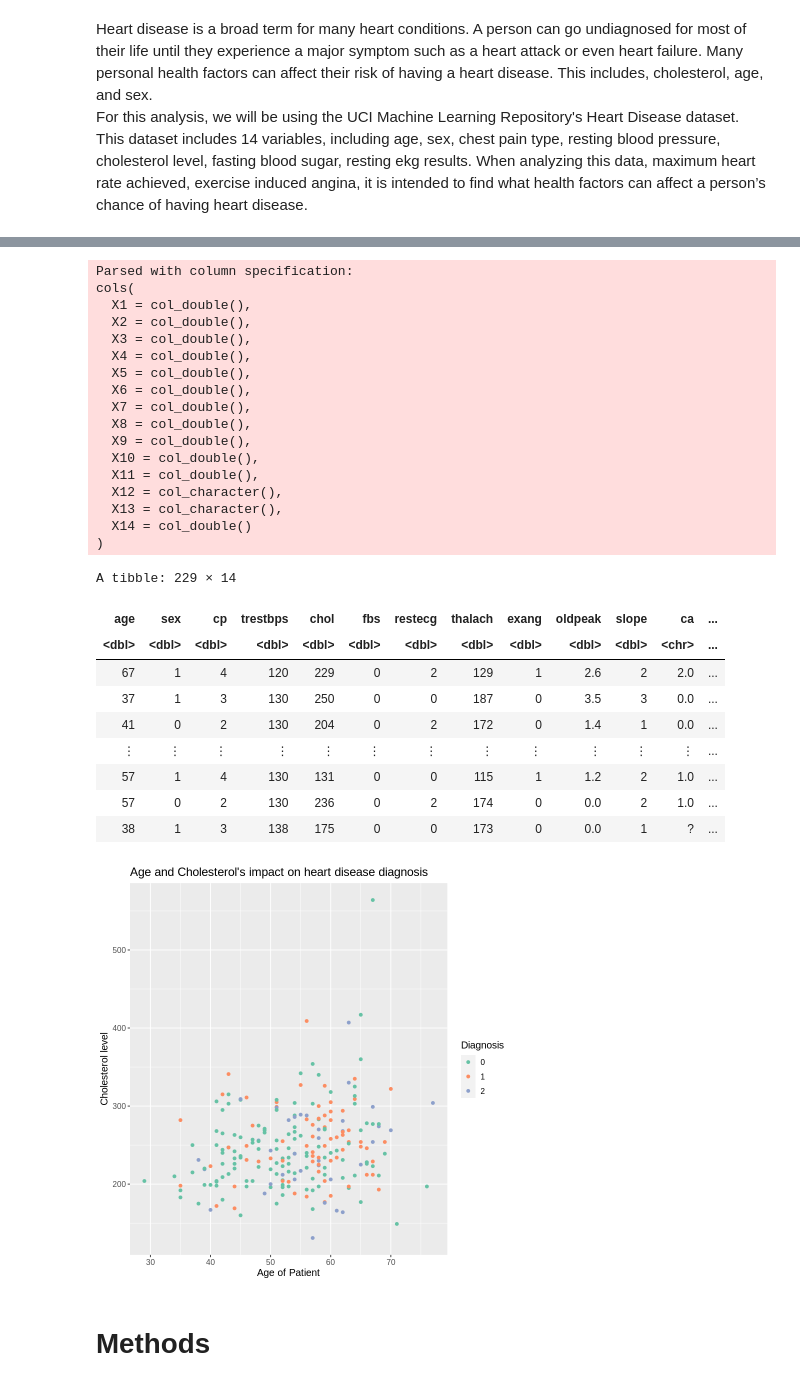
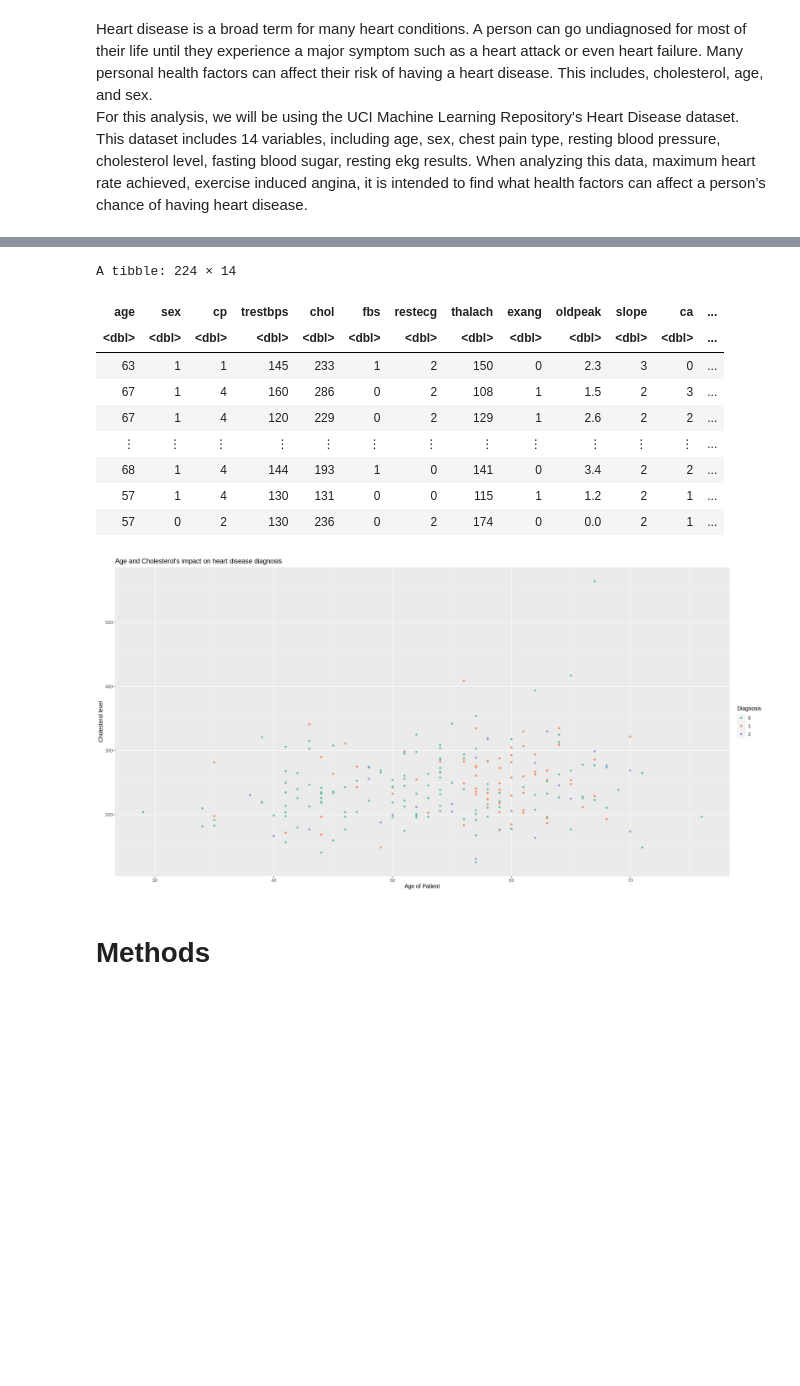
Before and after one commit to 19Lefoue/Heart_disease, a Jupyter notebook: Heart_disease.ipynb, the cells around one changed output, grey strips where cells are left out. Cells and saved outputs as stored; diff of their text form; code cells hidden in the pictures; blank space fills up the shorter version.

```diff
--- a/Heart_disease.ipynb
+++ b/Heart_disease.ipynb
@@ -33,3 +14,29 @@ ERROR: Error in file(filename, "r", encoding = encoding): cannot open the connec
 # %% [markdown]
 Heart disease is a broad term for many heart conditions. A person can go undiagnosed for most of their life until they experience a major symptom such as a heart attack or even heart failure. Many personal health factors can affect their risk of having a heart disease. This includes, cholesterol, age, and sex.
 For this analysis, we will be using the UCI Machine Learning Repository's Heart Disease dataset. This dataset includes 14 variables, including age, sex, chest pain type, resting blood pressure, cholesterol level, fasting blood sugar, resting ekg results. When analyzing this data, maximum heart rate achieved, exercise induced angina, it is intended to find what health factors can affect a person’s chance of having heart disease.
+# %%
+url <- 'https://archive.ics.uci.edu/ml/machine-learning-databases/heart-disease/processed.cleveland.data'
+
+#read and tidy the data
+heart_disease <- read_csv(url, col_names=FALSE) %>%
+    rename(age = X1,
+            sex = X2,
+          cp = X3,
+          trestbps = X4,
+          chol = X5,
+          fbs = X6,
+          restecg =X7,
+          thalach = X8,
+          exang =X9,
+          oldpeak =X10,
+          slope =X11,
+          ca = X12,
+          thal = X13,
+          num = X14) %>%
+    mutate(num = as_factor(num))%>%
+    filter(ca!='?')%>%
+    filter(thal!='?')%>%
+    mutate(ca=as.double(ca))%>%
+    mutate(thal=as.double(thal))
+
+heart_disease
@@ -36,76 +168,41 @@ For this analysis, we will be using the UCI Machine Learning Repository's Heart
 # %%
-#read and tidy the data
-heart_disease <- read_csv("heart_disease.data", col_names=FALSE) %>%
-    rename(age = X1,
-            sex = X2,
-          cp = X3,
-          trestbps = X4,
-          chol = X5,
-          fbs = X6,
-          restecg =X7,
-          thalach = X8,
-          exang =X9,
-          oldpeak =X10,
-          slope =X11,
-          ca = X12,
-          thal = X13,
-          num = X14) %>%
-    mutate(num = as_factor(num))
-
 #splitting data into training and testing dataset
 heart_disease_split <- initial_split(heart_disease, prop = 0.75, strata = num)
 disease_train <- training(heart_disease_split)
 disease_test <- testing(heart_disease_split)
 
 #grouping the num column for visualization clarity
 disease_num <- mutate(disease_train, pred = ifelse(num == 1 | num == 2, 1, ifelse(num == 3 | num == 4, 2, 0))) %>%
                select(-num)
 
 
 #creating the scattered plot
 heart_disease_plot<-ggplot(disease_num, aes(x = age, y = chol, color = as_factor(pred))) +
 geom_point() +
 labs(x = "Age of Patient",
 y = "Cholesterol level",
 color = "Diagnosis") +
 theme(text = element_text(size = 12)) +
 ggtitle("Age and Cholesterol's impact on heart disease diagnosis")+
 scale_color_brewer(palette = "Set2")
 
 
 
 disease_num
 heart_disease_plot
 #123
 # %% [output]
-Parsed with column specification:
-cols(
-  X1 = col_double(),
-  X2 = col_double(),
-  X3 = col_double(),
-  X4 = col_double(),
-  X5 = col_double(),
-  X6 = col_double(),
-  X7 = col_double(),
-  X8 = col_double(),
-  X9 = col_double(),
-  X10 = col_double(),
-  X11 = col_double(),
-  X12 = col_character(),
-  X13 = col_character(),
-  X14 = col_double()
-)
+A tibble: 224 × 14
-A tibble: 229 × 14
 | age | sex | cp | trestbps | chol | fbs | restecg | thalach | exang | oldpeak | slope | ca | ... |
-| <dbl> | <dbl> | <dbl> | <dbl> | <dbl> | <dbl> | <dbl> | <dbl> | <dbl> | <dbl> | <dbl> | <chr> | ... |
-| 67 | 1 | 4 | 120 | 229 | 0 | 2 | 129 | 1 | 2.6 | 2 | 2.0 | ... |
-| 37 | 1 | 3 | 130 | 250 | 0 | 0 | 187 | 0 | 3.5 | 3 | 0.0 | ... |
-| 41 | 0 | 2 | 130 | 204 | 0 | 2 | 172 | 0 | 1.4 | 1 | 0.0 | ... |
+| <dbl> | <dbl> | <dbl> | <dbl> | <dbl> | <dbl> | <dbl> | <dbl> | <dbl> | <dbl> | <dbl> | <dbl> | ... |
+| 63 | 1 | 1 | 145 | 233 | 1 | 2 | 150 | 0 | 2.3 | 3 | 0 | ... |
+| 67 | 1 | 4 | 160 | 286 | 0 | 2 | 108 | 1 | 1.5 | 2 | 3 | ... |
+| 67 | 1 | 4 | 120 | 229 | 0 | 2 | 129 | 1 | 2.6 | 2 | 2 | ... |
 | ⋮ | ⋮ | ⋮ | ⋮ | ⋮ | ⋮ | ⋮ | ⋮ | ⋮ | ⋮ | ⋮ | ⋮ | ... |
-| 57 | 1 | 4 | 130 | 131 | 0 | 0 | 115 | 1 | 1.2 | 2 | 1.0 | ... |
-| 57 | 0 | 2 | 130 | 236 | 0 | 2 | 174 | 0 | 0.0 | 2 | 1.0 | ... |
-| 38 | 1 | 3 | 138 | 175 | 0 | 0 | 173 | 0 | 0.0 | 1 | ? | ... |
+| 68 | 1 | 4 | 144 | 193 | 1 | 0 | 141 | 0 | 3.4 | 2 | 2 | ... |
+| 57 | 1 | 4 | 130 | 131 | 0 | 0 | 115 | 1 | 1.2 | 2 | 1 | ... |
+| 57 | 0 | 2 | 130 | 236 | 0 | 2 | 174 | 0 | 0.0 | 2 | 1 | ... |
-[figure, old version]
+[figure, new version]
 # %% [markdown]
 # Methods
 # %% [markdown]
```
Also changed, not shown: parts of 8 cells of this notebook.
